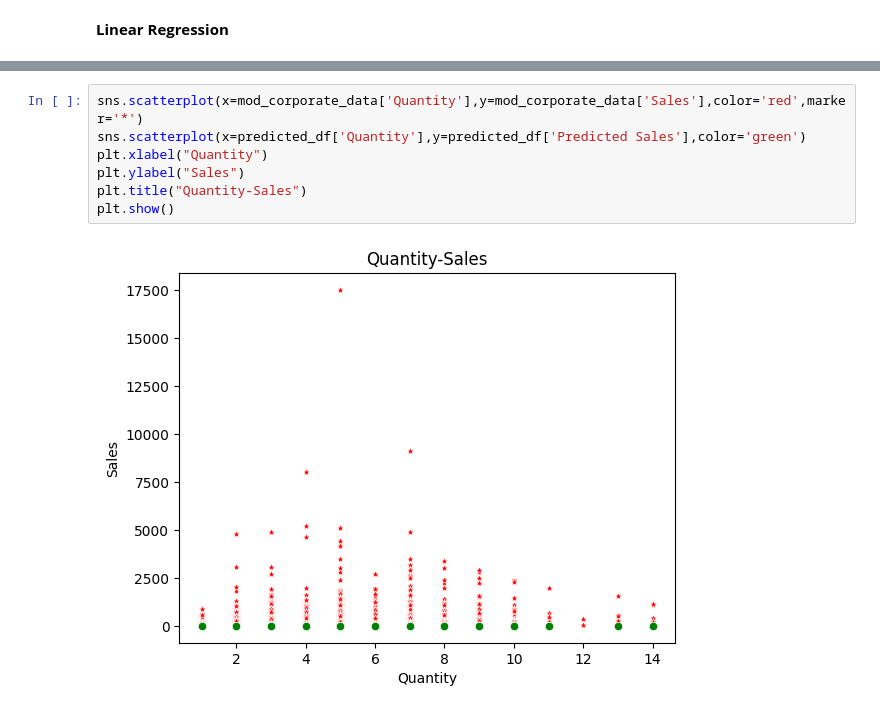
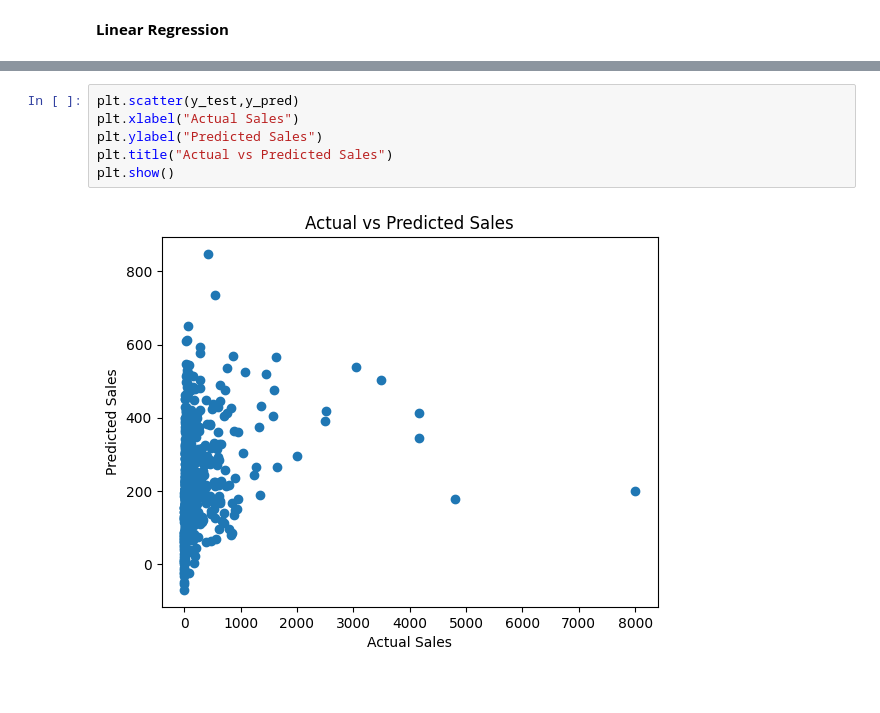
Before and after one commit to ankitg-02/sales_analysis, a Jupyter notebook: corporate.ipynb, the cells around one changed output, grey strips where cells are left out. Cells and saved outputs as stored; diff of their text form.

```diff
--- a/corporate.ipynb
+++ b/corporate.ipynb
@@ -322,9 +312,8 @@ predicted_df.head()
-# %%
-sns.scatterplot(x=mod_corporate_data['Quantity'],y=mod_corporate_data['Sales'],color='red',marker='*')
-sns.scatterplot(x=predicted_df['Quantity'],y=predicted_df['Predicted Sales'],color='green')
-plt.xlabel("Quantity")
-plt.ylabel("Sales")
-plt.title("Quantity-Sales")
-plt.show()
-# %% [output]
-[figure, removed]
+# %%
+plt.scatter(y_test,y_pred)
+plt.xlabel("Actual Sales")
+plt.ylabel("Predicted Sales")
+plt.title("Actual vs Predicted Sales")
+plt.show()
+# %% [output]
+[figure, added]
```
Also changed, not shown: parts of 5 cells of this notebook.
